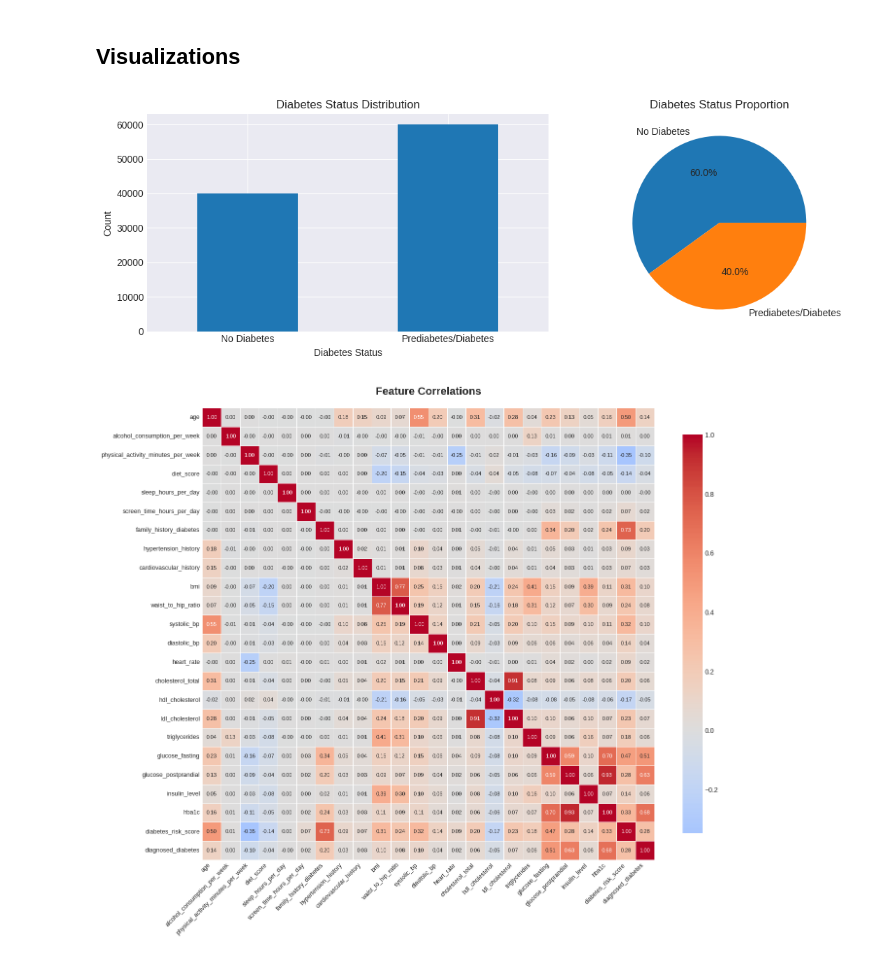
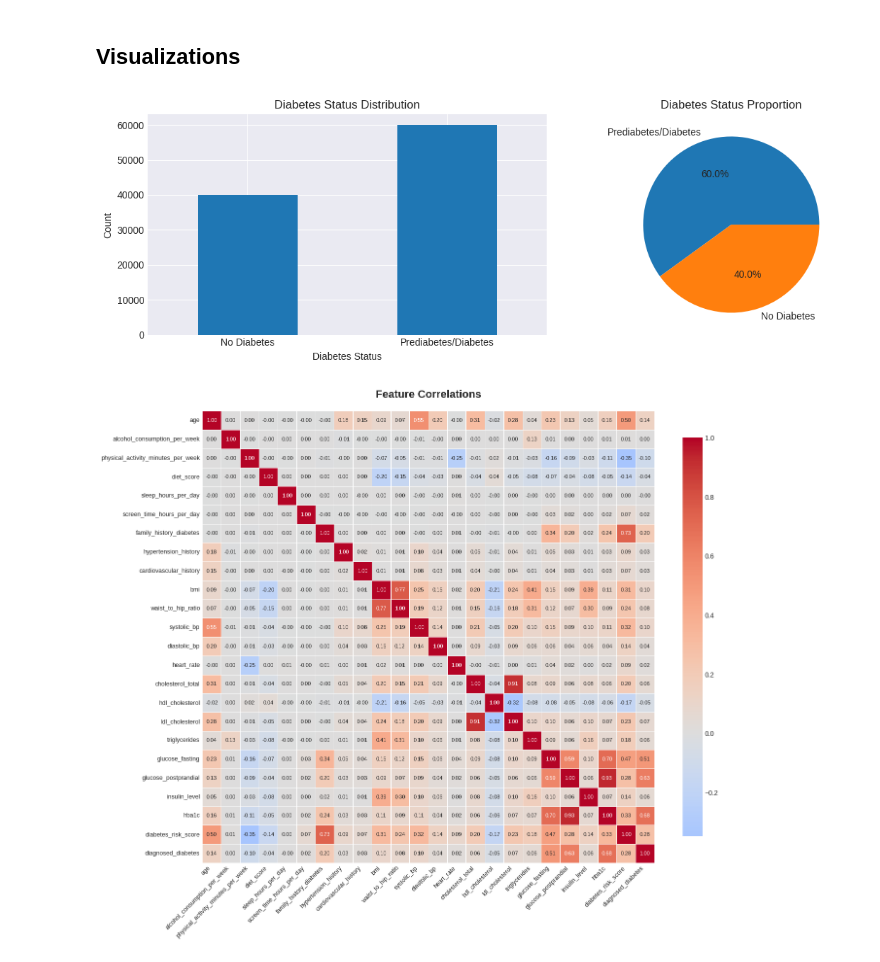
Before and after one commit to M1G039/apc-final-project, a Jupyter notebook: notebooks/01_data_exploration.ipynb, the cells around one changed output. Drawn from its saved outputs; the diff is of its cells as text; code cells hidden in the pictures.

```diff
--- a/notebooks/01_data_exploration.ipynb
+++ b/notebooks/01_data_exploration.ipynb
@@ -81,23 +81,23 @@ df.describe()
 # %%
 # Target distribution
 fig, ax = plt.subplots(1, 2, figsize=(12, 4))
 
 # Bar plot
 df['diagnosed_diabetes'].value_counts().sort_index().plot(kind='bar', ax=ax[0])
 ax[0].set_title('Diabetes Status Distribution')
 ax[0].set_xlabel('Diabetes Status')
 ax[0].set_ylabel('Count')
 ax[0].set_xticklabels(['No Diabetes', 'Prediabetes/Diabetes'], rotation=0)
 
 # Pie chart
-df['diagnosed_diabetes'].value_counts().plot(kind='pie', ax=ax[1], autopct='%1.1f%%', labels=['No Diabetes', 'Prediabetes/Diabetes'])
+df['diagnosed_diabetes'].value_counts().plot(kind='pie', ax=ax[1], autopct='%1.1f%%', labels=['Prediabetes/Diabetes', 'No Diabetes'])
 ax[1].set_title('Diabetes Status Proportion')
 ax[1].set_ylabel('')
 
 plt.tight_layout()
 plt.show()
 # %% [output]
-[figure, old version]
+[figure, new version]
 # %%
 # Correlation matrix with improved readability for many features
 plt.figure(figsize=(14, 12))
```
Also changed, not shown: 2 other files.
